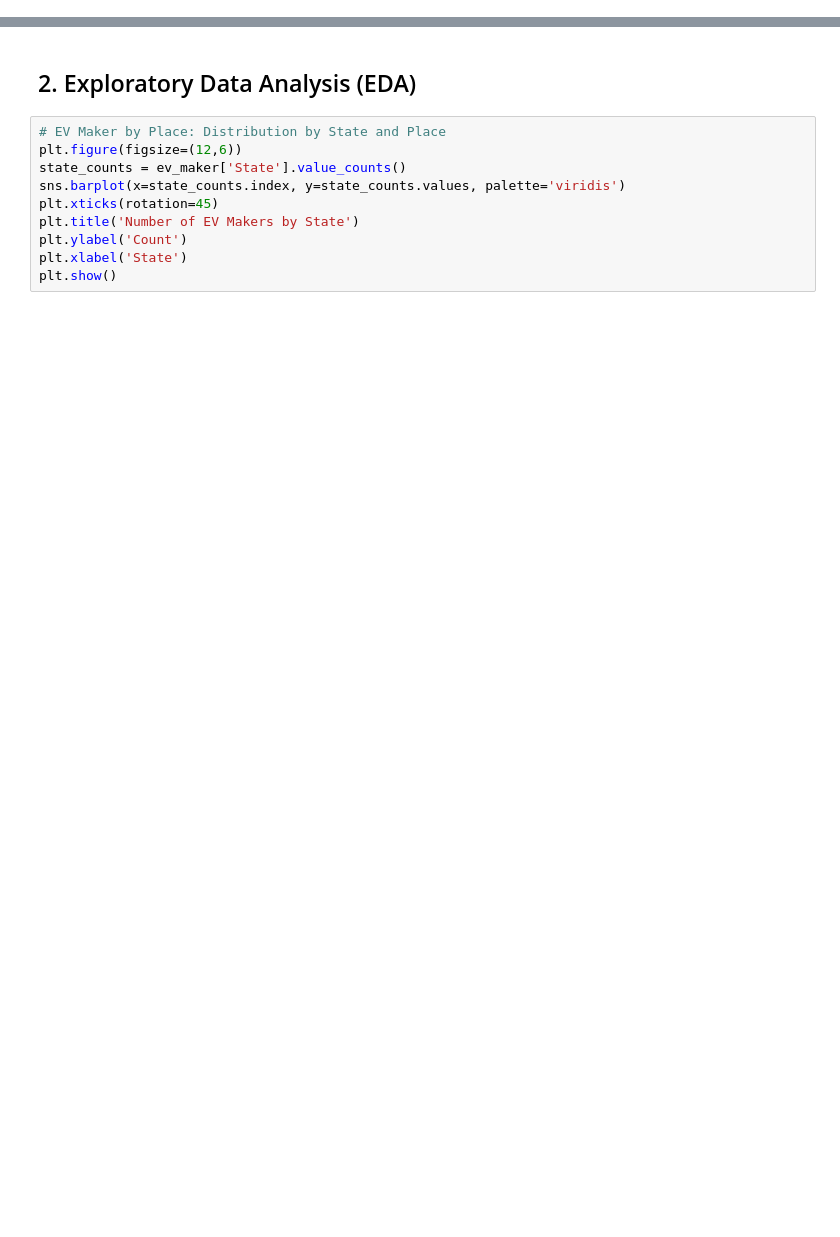
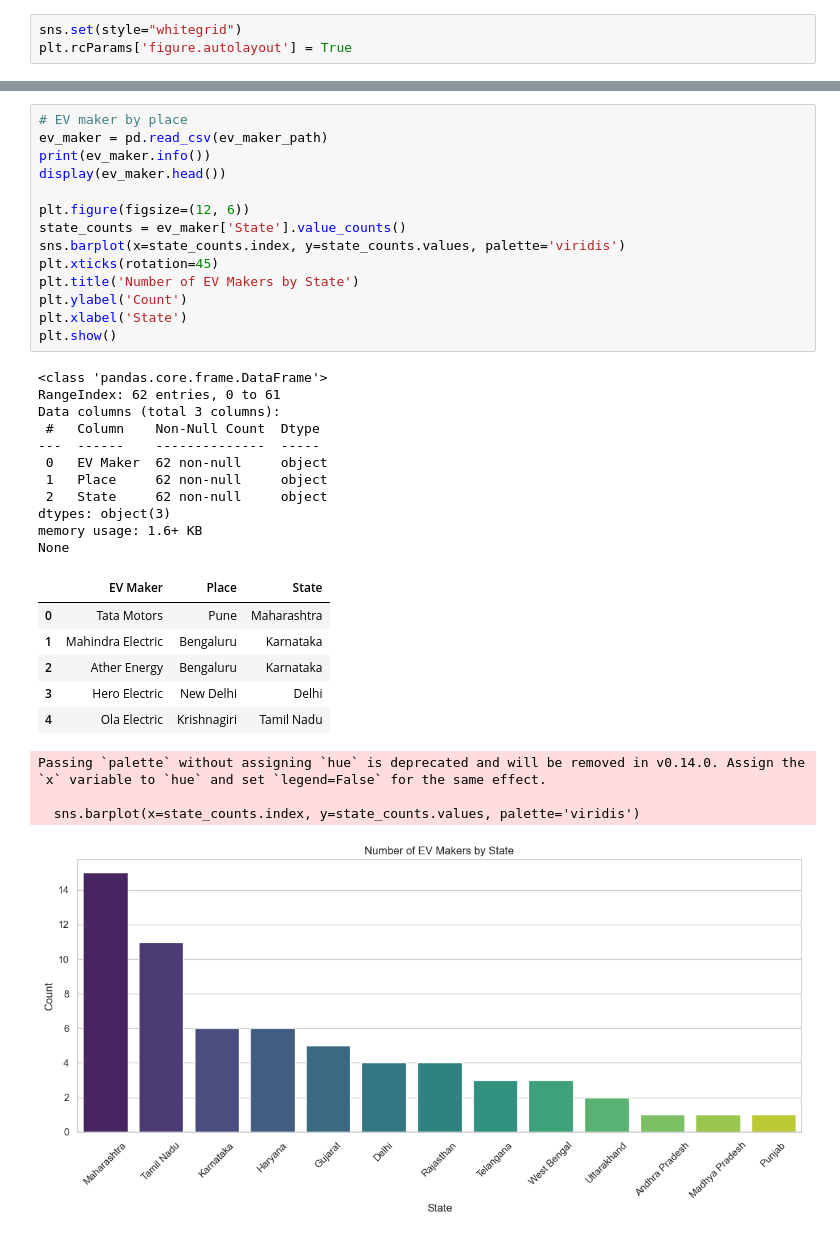
Before and after one commit to VisionExpo/EV-Market-Segmentation, a Jupyter notebook: notebooks/ev_market_analysis.ipynb, the cells around one changed output, grey strips where cells are left out. Drawn from its saved outputs; the diff is of its cells as text; blank space fills up the shorter version.

Commit message:
basic visual analysis added

```diff
--- a/notebooks/ev_market_analysis.ipynb
+++ b/notebooks/ev_market_analysis.ipynb
@@ -17 +10,4 @@ sns.set(style="whitegrid")
+# %%
+sns.set(style="whitegrid")
+plt.rcParams['figure.autolayout'] = True
 # %%
@@ -43,13 +22,37 @@ ev_maker.head(), ev_cat.head(), ev_sales.head(), operational_pc.head(), vehicle_
-# %% [markdown]
-## 2. Exploratory Data Analysis (EDA)
 # %%
-# EV Maker by Place: Distribution by State and Place
-plt.figure(figsize=(12,6))
+# EV maker by place
+ev_maker = pd.read_csv(ev_maker_path)
+print(ev_maker.info())
+display(ev_maker.head())
+
+plt.figure(figsize=(12, 6))
 state_counts = ev_maker['State'].value_counts()
 sns.barplot(x=state_counts.index, y=state_counts.values, palette='viridis')
 plt.xticks(rotation=45)
 plt.title('Number of EV Makers by State')
 plt.ylabel('Count')
 plt.xlabel('State')
 plt.show()
+# %% [output]
+<class 'pandas.core.frame.DataFrame'>
+RangeIndex: 62 entries, 0 to 61
+Data columns (total 3 columns):
+ #   Column    Non-Null Count  Dtype
+---  ------    --------------  -----
+ 0   EV Maker  62 non-null     object
+ 1   Place     62 non-null     object
+ 2   State     62 non-null     object
+dtypes: object(3)
+memory usage: 1.6+ KB
+None
+|  | EV Maker | Place | State |
+| 0 | Tata Motors | Pune | Maharashtra |
+| 1 | Mahindra Electric | Bengaluru | Karnataka |
+| 2 | Ather Energy | Bengaluru | Karnataka |
+| 3 | Hero Electric | New Delhi | Delhi |
+| 4 | Ola Electric | Krishnagiri | Tamil Nadu |
+Passing `palette` without assigning `hue` is deprecated and will be removed in v0.14.0. Assign the `x` variable to `hue` and set `legend=False` for the same effect.
+
+  sns.barplot(x=state_counts.index, y=state_counts.values, palette='viridis')
+[figure, added]
 # %%
```
Also changed, not shown: parts of 16 cells of this notebook.
